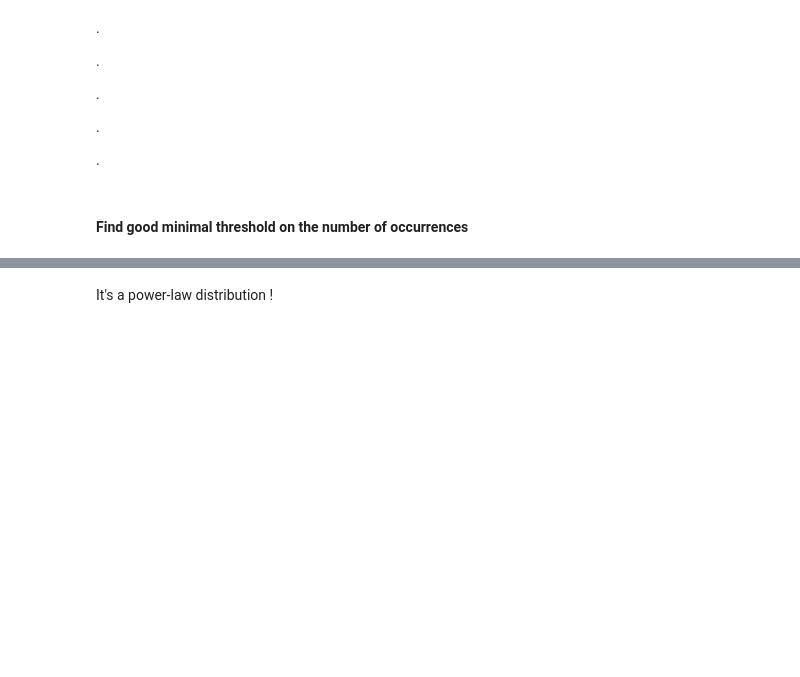
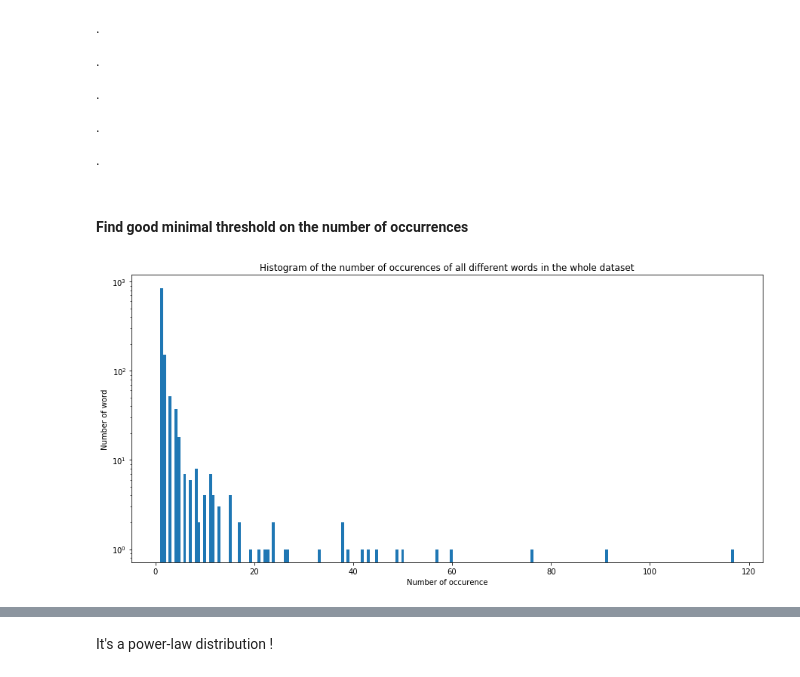
Before and after one commit to Krysis789/MLproject2, a Jupyter notebook: full_pipeline.ipynb, the cells around one changed output, grey strips where cells are left out. Cells and saved outputs as stored; diff of their text form; code cells hidden in the pictures; blank space fills up the shorter version.

```diff
--- a/full_pipeline.ipynb
+++ b/full_pipeline.ipynb
@@ -337,12 +328,14 @@ full_vocab_spell.set_index("word",inplace=True)
 # %%
 plt.subplots(figsize=(15,7))
 plt.yscale("log")
 plt.hist(full_vocab_spell["number occ"],bins=200)
 plt.xlabel("Number of occurence")
 plt.ylabel("Number of word")
 plt.title("Histogram of the number of occurences of all different words in the whole dataset")
-plt.fig_save("Plot/threshold_build_vocab_fig1.png")
+plt.savefig("Plot/threshold_build_vocab_fig1.png")
 plt.show()
+# %% [output]
+[figure, added]
 # %%
 plt.subplots(figsize=(15,7))
 plt.yscale("log")
```
Also changed, not shown: parts of 14 cells of this notebook.
